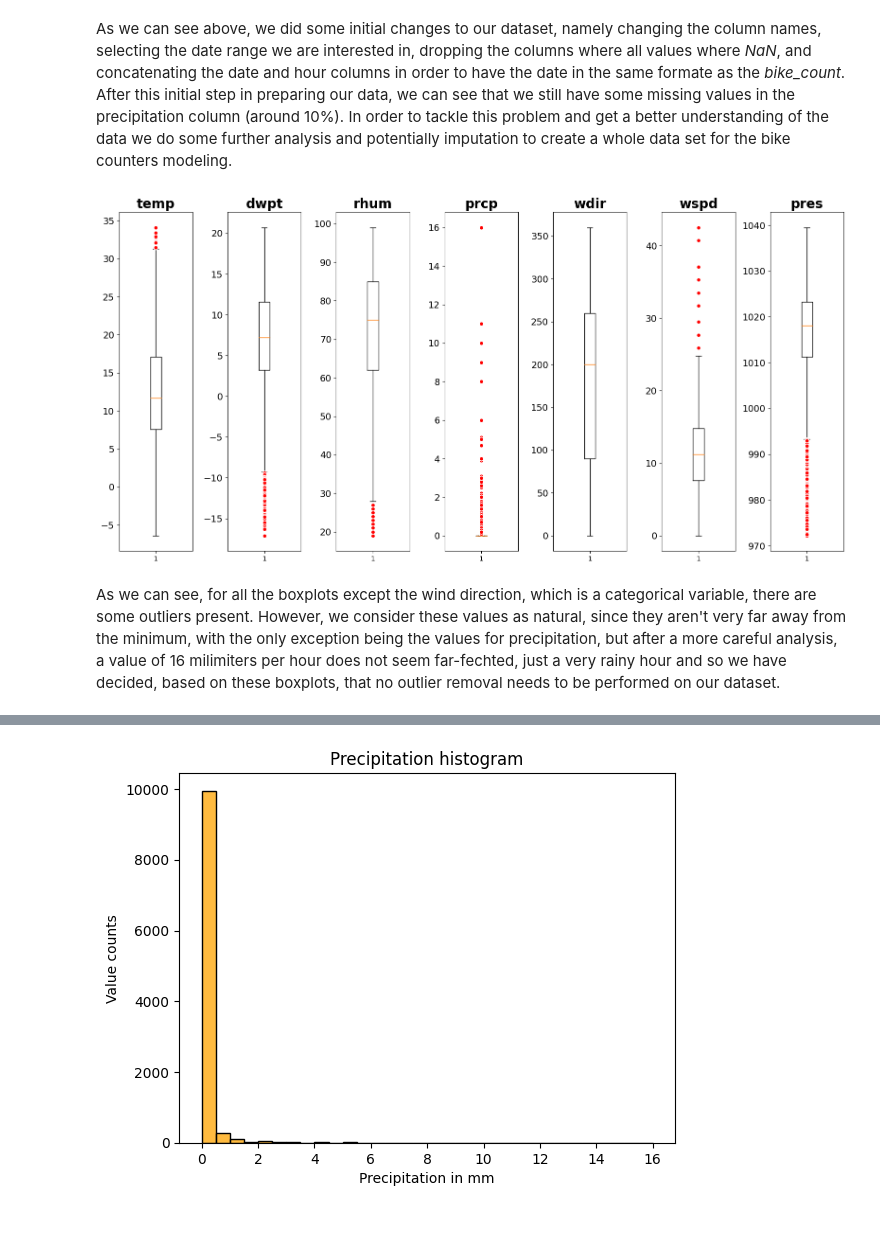
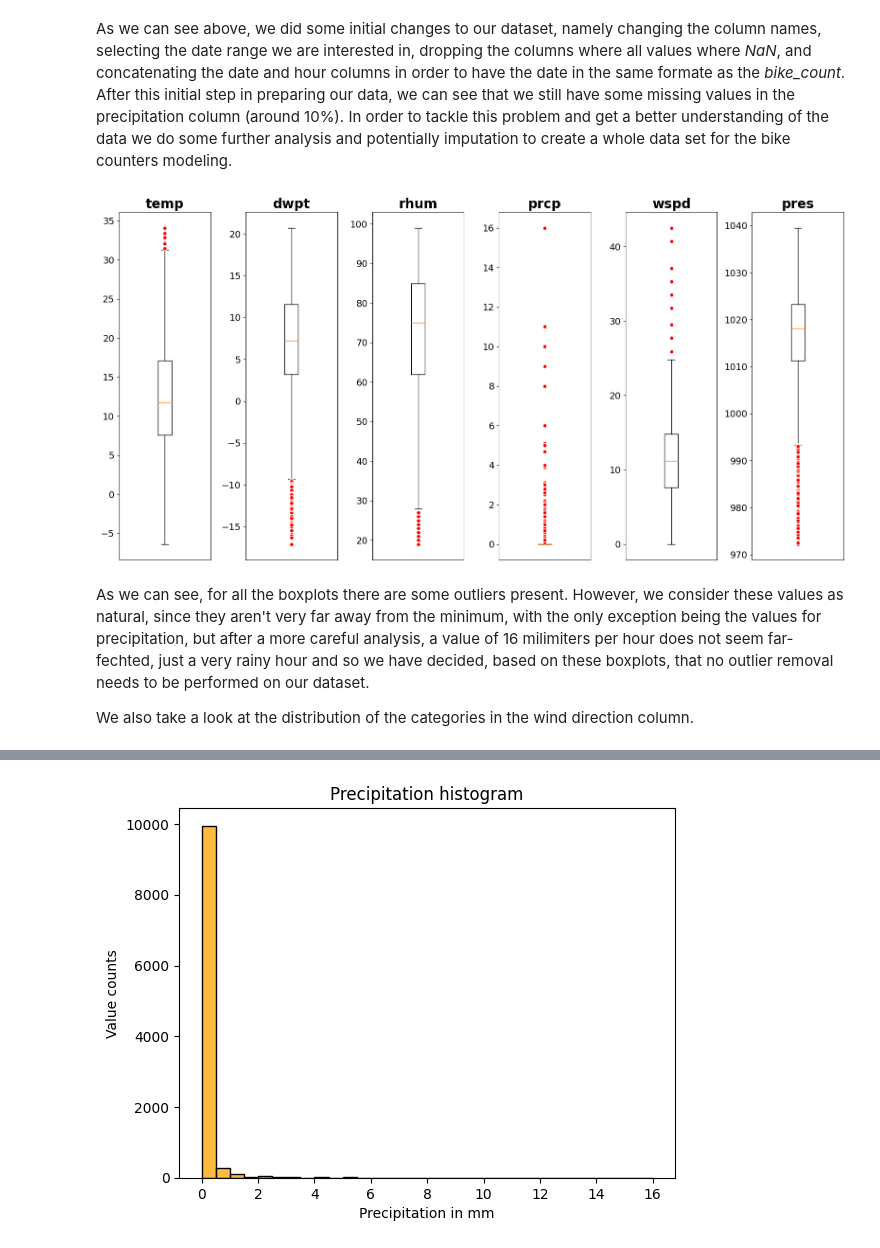
Before and after one commit to stlbnmaria/PythonForDS_Project, a Jupyter notebook: data_analyses/weather_data_analyses.ipynb, the cells around one changed output, grey strips where cells are left out. Saved outputs shown, nothing was run; the diff lists cells and outputs as text; code cells hidden in the pictures.

Commit message:
added wind direction categories, reviewed data_analyses notebooks for branch merge incl. black coding

```diff
--- a/data_analyses/weather_data_analyses.ipynb
+++ b/data_analyses/weather_data_analyses.ipynb
@@ -64,8 +119,7 @@ def weather_data_prep() -> pd.DataFrame:
         - weather_data (pd.DataFrame): Data containing weather information for 2020-2021 in Paris
     """
     # load weather data of Paris from data folder
-    weather_data = pd.read_csv("../data/07156.csv")
-    weather_data.columns = [
+    weather_cols = [
         "date",
         "hour",
         "temp",
@@ -80,6 +134,7 @@ def weather_data_prep() -> pd.DataFrame:
         "tsun",
         "coco",
     ]
+    weather_data = pd.read_csv("../data/07156.csv", names=weather_cols)
 
     # select the column range according the train and test parquet
     # we extended the series a bit longer to the end of the year 2021
@@ -90,7 +145,13 @@ def weather_data_prep() -> pd.DataFrame:
     # remove columns that are only na's
     weather_data.dropna(axis=1, how="all", inplace=True)
 
-    # concat date and hour together to get a variable to merge bike_counters data
+    # transfrom wdir into categories
+    weather_data["wdir"] = create_wdir_cat(weather_data["wdir"])
+
+    # transform rhum into integer column
+    weather_data["rhum"] = weather_data["rhum"].astype("int")
+
+    # concat date and hour together to get a variable to merge bike_counters data
     weather_data["date"] = pd.to_datetime(weather_data.date) + pd.to_timedelta(
         weather_data.hour, unit="h"
     )
@@ -127,20 +188,22 @@ weather_data["prcp"].isna().mean()
 As we can see above, we did some initial changes to our dataset, namely changing the column names, selecting the date range we are interested in, dropping the columns where all values where *NaN*, and concatenating the date and hour columns in order to have the date in the same formate as the *bike_count*.
 After this initial step in preparing our data, we can see that we still have some missing values in the precipitation column (around 10%). In order to tackle this problem and get a better understanding of the data we do some further analysis and potentially imputation to create a whole data set for the bike counters modeling.
 # %%
-# TODO: remove x-axis values
 # creating box plots for every column except dates
-red_circle = dict(markerfacecolor='red', marker='o', markeredgecolor='white')
+red_circle = dict(markerfacecolor="red", marker="o", markeredgecolor="white")
 
-temp = weather_data.drop(columns="date")
-fig, axs = plt.subplots(1, len(temp.columns), figsize=(16,8))
+temp = weather_data.drop(columns=["date", "wdir"])
+fig, axs = plt.subplots(1, len(temp.columns), figsize=(16, 8))
 
 for i, ax in enumerate(axs.flat):
-    ax.boxplot(temp.iloc[:,i].dropna(), flierprops=red_circle)
-    ax.set_title(temp.columns[i], fontsize=20, fontweight='bold')
-    ax.tick_params(axis='y', labelsize=14)
+    ax.boxplot(temp.iloc[:, i].dropna(), flierprops=red_circle)
+    ax.set_title(temp.columns[i], fontsize=20, fontweight="bold")
+    ax.tick_params(axis="y", labelsize=14)
+    ax.get_xaxis().set_visible(False)
 
 plt.tight_layout()
 # %% [output]
-[figure, old version]
+[figure, new version]
 # %% [markdown]
-As we can see, for all the boxplots except the wind direction, which is a categorical variable, there are some outliers present. However, we consider these values as natural, since they aren't very far away from the minimum, with the only exception being the values for precipitation, but after a more careful analysis, a value of 16 milimiters per hour does not seem far-fechted, just a very rainy hour and so we have decided, based on these boxplots, that no outlier removal needs to be performed on our dataset.
+As we can see, for all the boxplots there are some outliers present. However, we consider these values as natural, since they aren't very far away from the minimum, with the only exception being the values for precipitation, but after a more careful analysis, a value of 16 milimiters per hour does not seem far-fechted, just a very rainy hour and so we have decided, based on these boxplots, that no outlier removal needs to be performed on our dataset.
+
+We also take a look at the distribution of the categories in the wind direction column.
```
Also changed, not shown: parts of 27 cells of this notebook, 1 other file.
